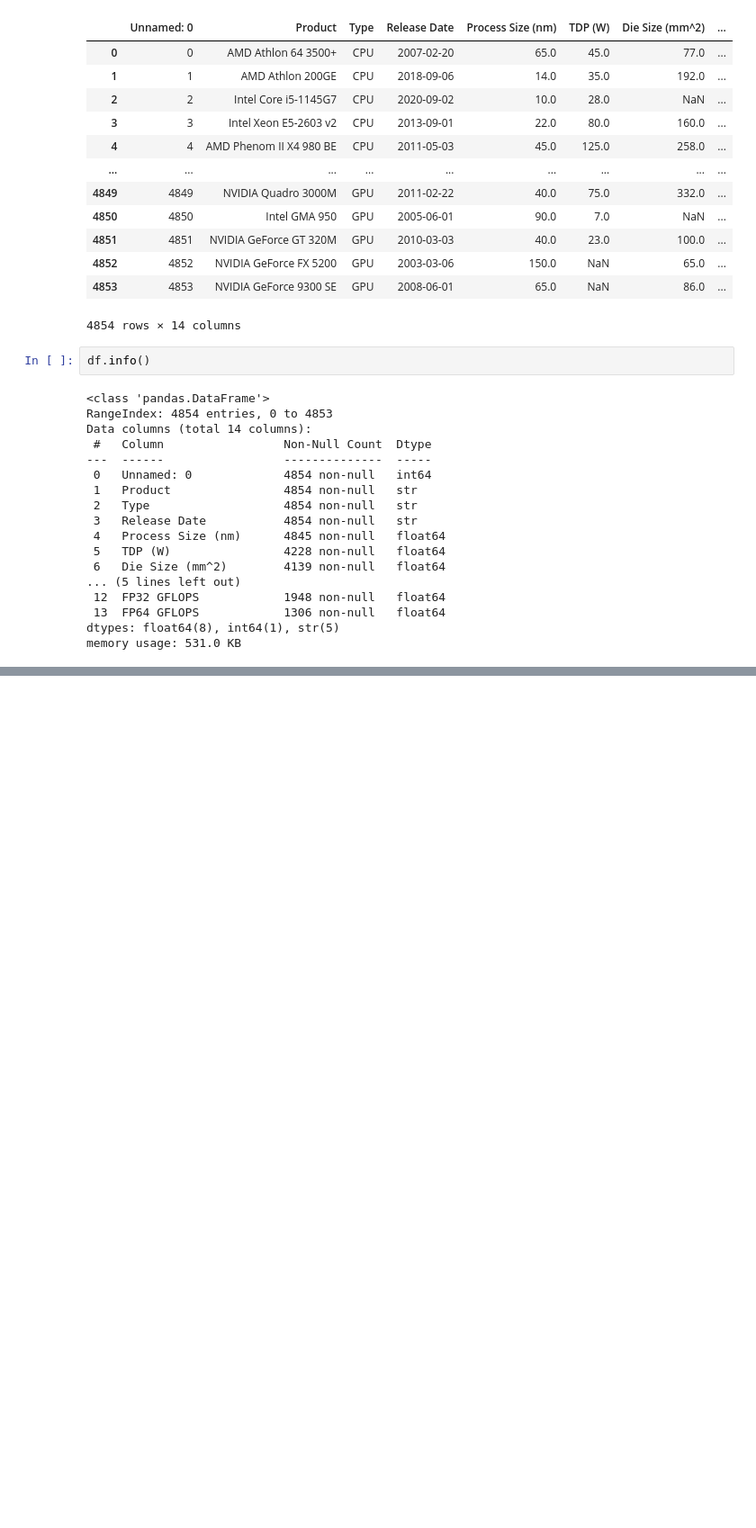
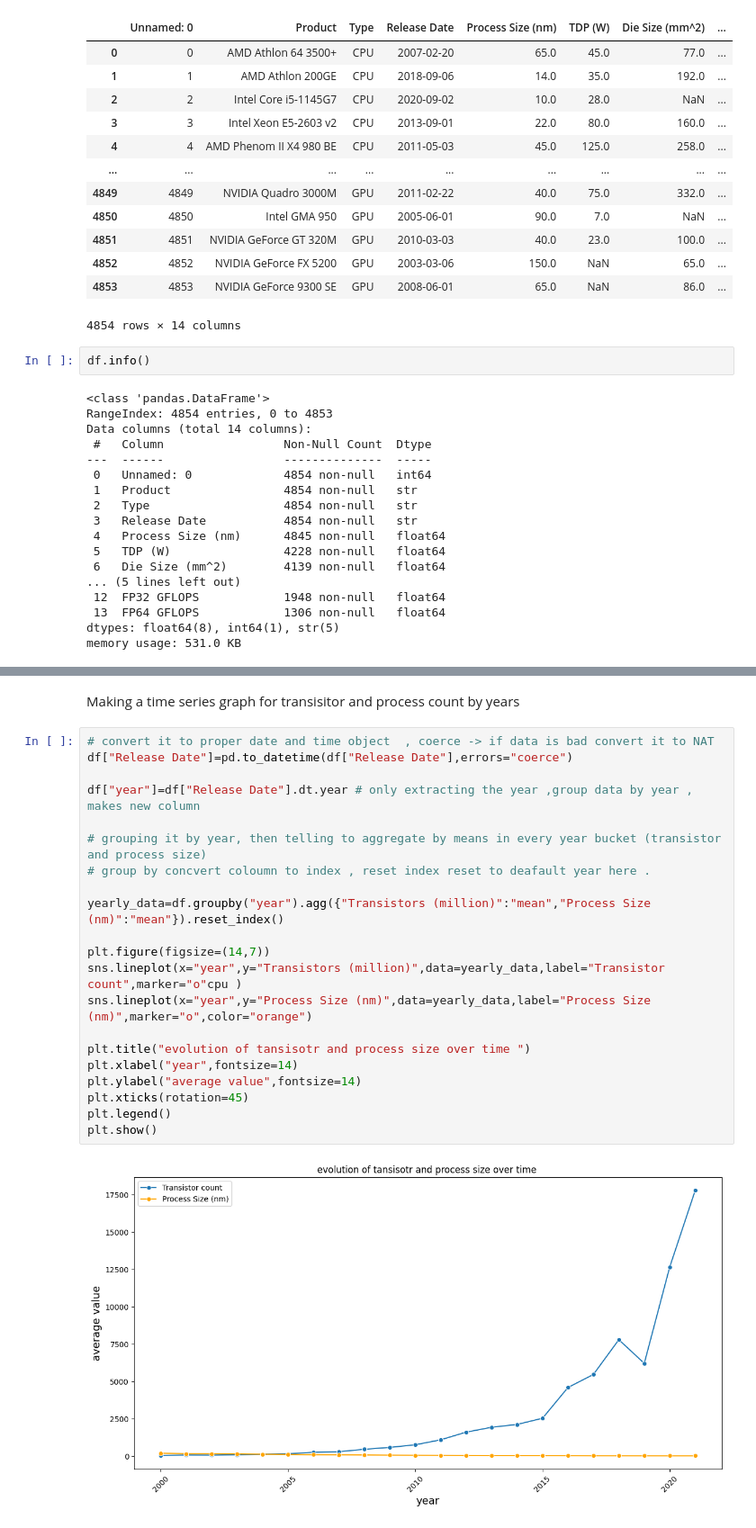
Before and after one commit to mukulvaths9999-create/CPU_ANALYSIS, a Jupyter notebook: CPU ANALYSIS.ipynb, the cells around one changed output, grey strips where cells are left out. Shown at 90% size. Cells and saved outputs as stored; diff of their text form; blank space fills up the shorter version.

Commit message:
adding transnior v/s year ananlysis

```diff
--- a/CPU ANALYSIS.ipynb
+++ b/CPU ANALYSIS.ipynb
@@ -142,0 +94,25 @@ df[df["Product"]== "Intel HD Graphics" ]
+# %% [markdown]
+Making a time series graph for transisitor and process count by years
+# %%
+# convert it to proper date and time object  , coerce -> if data is bad convert it to NAT
+df["Release Date"]=pd.to_datetime(df["Release Date"],errors="coerce")
+
+df["year"]=df["Release Date"].dt.year # only extracting the year ,group data by year , makes new column
+
+# grouping it by year, then telling to aggregate by means in every year bucket (transistor and process size)
+# group by concvert coloumn to index , reset index reset to deafault year here .
+
+yearly_data=df.groupby("year").agg({"Transistors (million)":"mean","Process Size (nm)":"mean"}).reset_index()
+
+plt.figure(figsize=(14,7))
+sns.lineplot(x="year",y="Transistors (million)",data=yearly_data,label="Transistor count",marker="o"cpu )
+sns.lineplot(x="year",y="Process Size (nm)",data=yearly_data,label="Process Size (nm)",marker="o",color="orange")
+
+plt.title("evolution of tansisotr and process size over time ")
+plt.xlabel("year",fontsize=14)
+plt.ylabel("average value",fontsize=14)
+plt.xticks(rotation=45)
+plt.legend()
+plt.show()
+# %% [output]
+[figure, added]
```
Also changed, not shown: parts of 13 cells of this notebook.
